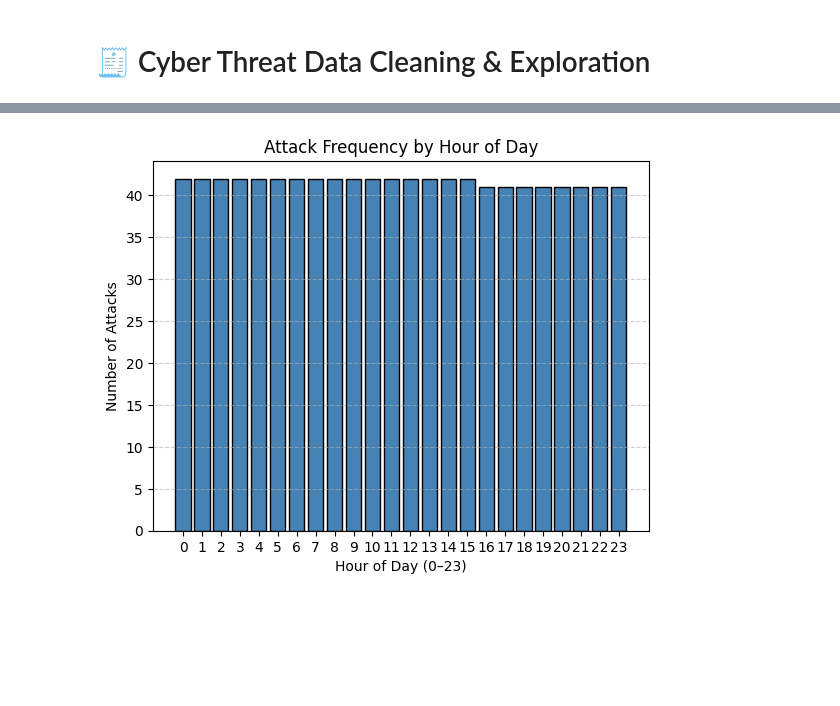
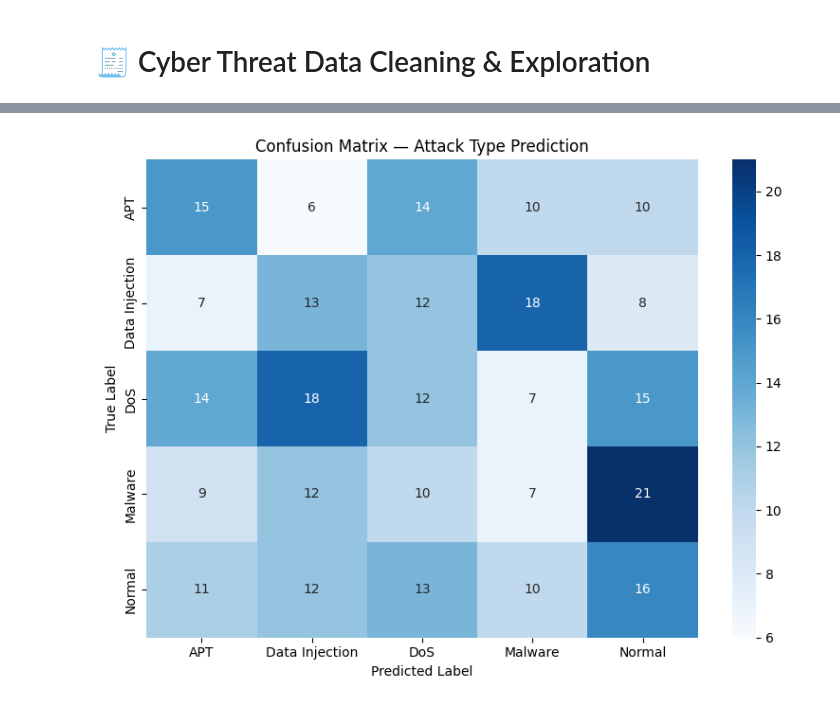
Before and after one commit to AlvaroG88/AI-enhanced-intrusion-detection-in-smart-renewable-energy-grids, a Jupyter notebook: cyber_threat_preparation.ipynb, the cells around one changed output, grey strips where cells are left out. Drawn from its saved outputs; the diff is of its cells as text; code cells hidden in the pictures; blank space fills up the shorter version.

```diff
--- a/cyber_threat_preparation.ipynb
+++ b/cyber_threat_preparation.ipynb
@@ -135,14 +610,91 @@ print(f'✅ Saved cleaned dataset ({len(df)} rows) to cyber_threats_cleaned.csv'
 # %%
-# --- Attack frequency by hour ---
-hourly_attacks = df.groupby("hour")["attack_type"].count().reset_index()
+#Build and Train XGBoost Model
 
-plt.bar(hourly_attacks["hour"], hourly_attacks["attack_type"], color="steelblue", edgecolor="black")
-plt.title("Attack Frequency by Hour of Day")
-plt.xlabel("Hour of Day (0–23)")
-plt.ylabel("Number of Attacks")
-plt.xticks(range(0, 24))
-plt.grid(axis="y", linestyle="--", alpha=0.6)
+# --- Imports ---
+import pandas as pd
+from sklearn.preprocessing import LabelEncoder
+from sklearn.model_selection import train_test_split
+from xgboost import XGBClassifier
+from sklearn.metrics import accuracy_score, classification_report, confusion_matrix
+import matplotlib.pyplot as plt
+import seaborn as sns
+
+# --- Step 1: Load structured dataset ---
+df = pd.read_csv('/home/project/Documents/SmartGrid_Structured_TimeFeatures.csv')
+df['timestamp'] = pd.to_datetime(df['timestamp'], errors='coerce')
+df = df.dropna(subset=['timestamp']).reset_index(drop=True)
+
+# --- Step 2: Extract/verify temporal features ---
+df['hour'] = df['timestamp'].dt.hour
+df['day'] = df['timestamp'].dt.day
+df['weekday'] = df['timestamp'].dt.day_name()
+df['is_weekend'] = df['weekday'].isin(['Saturday', 'Sunday']).astype(int)
+
+# Create time segments
+def get_segment(h):
+    if 5 <= h < 12: return "Morning"
+    elif 12 <= h < 17: return "Afternoon"
+    elif 17 <= h < 21: return "Evening"
+    else: return "Night"
+df['time_segment'] = df['hour'].apply(get_segment)
+
+# --- Step 3: Encode categorical features ---
+le_weekday = LabelEncoder()
+df['weekday_enc'] = le_weekday.fit_transform(df['weekday'])
+
+le_segment = LabelEncoder()
+df['time_segment_enc'] = le_segment.fit_transform(df['time_segment'])
+
+le_attack = LabelEncoder()
+df['attack_label'] = le_attack.fit_transform(df['attack_type'])
+
+# --- Step 4: Define features and target ---
+selected_features = ['hour', 'weekday_enc', 'day', 'time_segment_enc', 'is_weekend']
+X = df[selected_features]
+y = df['attack_label']
+
+# --- Step 5: Split dataset ---
+X_train, X_test, y_train, y_test = train_test_split(
+    X, y, test_size=0.3, random_state=42, stratify=y
+)
+
+# --- Step 6: Build and train XGBoost model ---
+xgb_model = XGBClassifier(
+    n_estimators=300,
+    learning_rate=0.05,
+    max_depth=6,
+    subsample=0.8,
+    colsample_bytree=0.8,
+    random_state=42,
+    use_label_encoder=False,
+    eval_metric='mlogloss'
+)
+
+xgb_model.fit(X_train, y_train)
+
+# --- Step 7: Predict attack type on test data ---
+y_pred = xgb_model.predict(X_test)
+
+# --- Step 8: Evaluate performance ---
+acc = accuracy_score(y_test, y_pred)
+print(f"\nXGBoost Model Accuracy: {acc:.2%}")
+print("\nClassification Report:")
+print(classification_report(y_test, y_pred, target_names=le_attack.classes_))
+
+# --- Step 9: Confusion Matrix ---
+cm = confusion_matrix(y_test, y_pred)
+plt.figure(figsize=(8,6))
+sns.heatmap(cm, annot=True, fmt='d', cmap='Blues',
+            xticklabels=le_attack.classes_,
+            yticklabels=le_attack.classes_)
+plt.title('Confusion Matrix — Attack Type Prediction')
+plt.xlabel('Predicted Label')
+plt.ylabel('True Label')
+plt.tight_layout()
 plt.show()
 
-print(hourly_attacks)
+# --- Step 10: Save model for future predictions ---
+import joblib
+joblib.dump(xgb_model, "XGBoost_Temporal_Attack_Model.pkl")
+print("\nModel saved as 'XGBoost_Temporal_Attack_Model.pkl'")
 # %% [output]
@@ -149 +718 @@ print(hourly_attacks)
-[figure, old version]
+[figure, new version]
```
Also changed, not shown: parts of 21 cells of this notebook, 5 other files.
